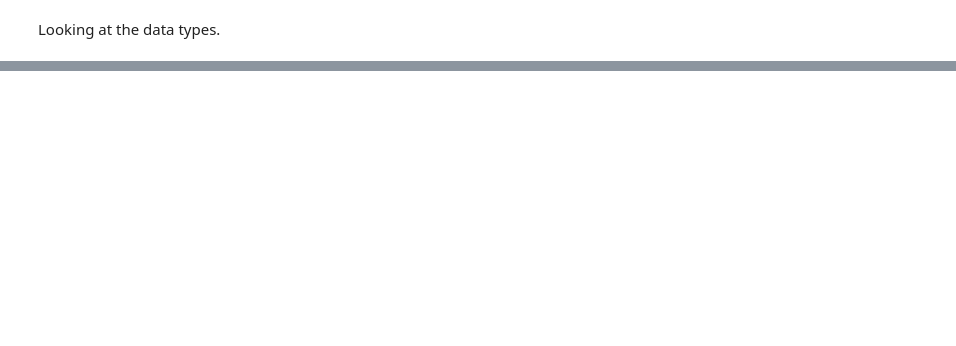
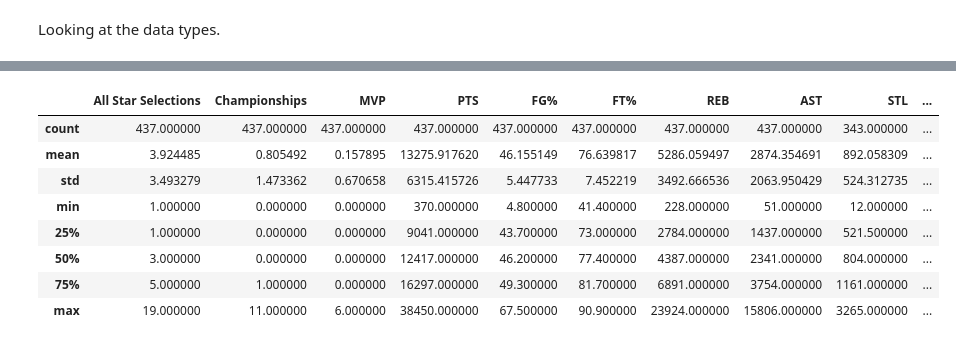
Before and after one commit to Frankocean7/GSB-521, a Jupyter notebook: GSB_521_project_B.ipynb, the cells around one changed output, grey strips where cells are left out. Saved outputs shown, nothing was run; the diff lists cells and outputs as text; code cells hidden in the pictures; blank space fills up the shorter version.

```diff
--- a/GSB_521_project_B.ipynb
+++ b/GSB_521_project_B.ipynb
@@ -141,0 +121,12 @@ Look at the outliers of those players that made the hall of fame and those who d
+# %%
+df1.describe()
+# %% [output]
+|  | All Star Selections | Championships | MVP | PTS | FG% | FT% | REB | AST | STL | ... |
+| count | 437.000000 | 437.000000 | 437.000000 | 437.000000 | 437.000000 | 437.000000 | 437.000000 | 437.000000 | 343.000000 | ... |
+| mean | 3.924485 | 0.805492 | 0.157895 | 13275.917620 | 46.155149 | 76.639817 | 5286.059497 | 2874.354691 | 892.058309 | ... |
+| std | 3.493279 | 1.473362 | 0.670658 | 6315.415726 | 5.447733 | 7.452219 | 3492.666536 | 2063.950429 | 524.312735 | ... |
+| min | 1.000000 | 0.000000 | 0.000000 | 370.000000 | 4.800000 | 41.400000 | 228.000000 | 51.000000 | 12.000000 | ... |
+| 25% | 1.000000 | 0.000000 | 0.000000 | 9041.000000 | 43.700000 | 73.000000 | 2784.000000 | 1437.000000 | 521.500000 | ... |
+| 50% | 3.000000 | 0.000000 | 0.000000 | 12417.000000 | 46.200000 | 77.400000 | 4387.000000 | 2341.000000 | 804.000000 | ... |
+| 75% | 5.000000 | 1.000000 | 0.000000 | 16297.000000 | 49.300000 | 81.700000 | 6891.000000 | 3754.000000 | 1161.000000 | ... |
+| max | 19.000000 | 11.000000 | 6.000000 | 38450.000000 | 67.500000 | 90.900000 | 23924.000000 | 15806.000000 | 3265.000000 | ... |
```
Also changed, not shown: parts of 59 cells of this notebook.
